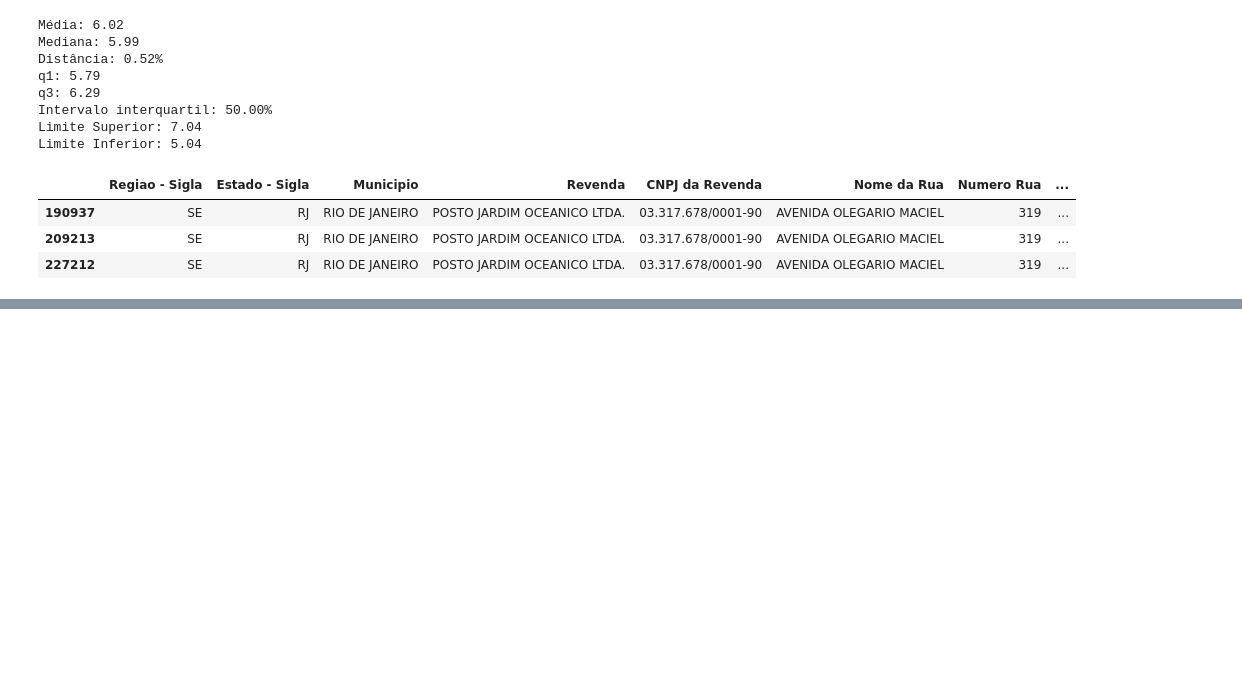
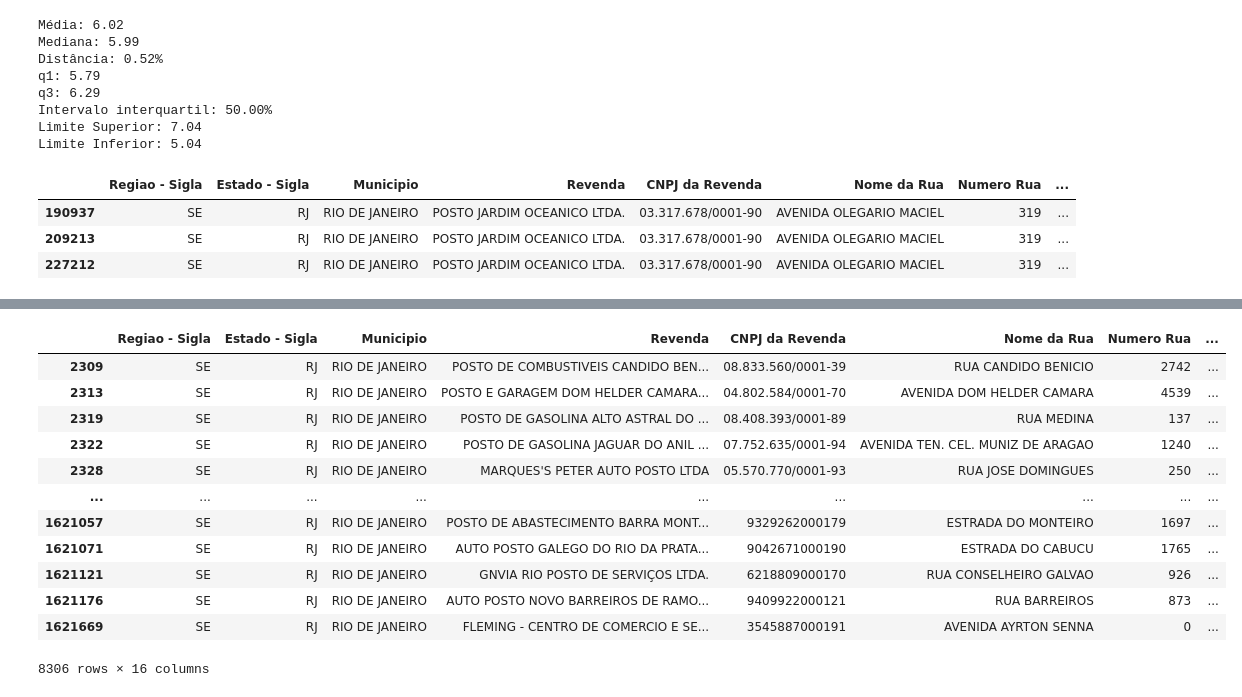
Before and after one commit to ghenriqueh/UC2_senac_projeto_dados, a Jupyter notebook: analise_anp.ipynb, the cells around one changed output, grey strips where cells are left out. Saved outputs shown, nothing was run; the diff lists cells and outputs as text; code cells hidden in the pictures; blank space fills up the shorter version.

```diff
--- a/analise_anp.ipynb
+++ b/analise_anp.ipynb
@@ -150,0 +245,18 @@ outlier_vendagasolinarjsuperior.tail(3)
+# %%
+df_vendagasolina = df[df['Produto'] == 'GASOLINA']
+df_vendagasolina_mun_rj = df_vendagasolina[df_vendagasolina['Municipio'] == 'RIO DE JANEIRO']
+df_vendagasolina_mun_rj
+# %% [output]
+|  | Regiao - Sigla | Estado - Sigla | Municipio | Revenda | CNPJ da Revenda | Nome da Rua | Numero Rua | ... |
+| 2309 | SE | RJ | RIO DE JANEIRO | POSTO DE COMBUSTIVEIS CANDIDO BEN... | 08.833.560/0001-39 | RUA CANDIDO BENICIO | 2742 | ... |
+| 2313 | SE | RJ | RIO DE JANEIRO | POSTO E GARAGEM DOM HELDER CAMARA... | 04.802.584/0001-70 | AVENIDA DOM HELDER CAMARA | 4539 | ... |
+| 2319 | SE | RJ | RIO DE JANEIRO | POSTO DE GASOLINA ALTO ASTRAL DO ... | 08.408.393/0001-89 | RUA MEDINA | 137 | ... |
+| 2322 | SE | RJ | RIO DE JANEIRO | POSTO DE GASOLINA JAGUAR DO ANIL ... | 07.752.635/0001-94 | AVENIDA TEN. CEL. MUNIZ DE ARAGAO | 1240 | ... |
+| 2328 | SE | RJ | RIO DE JANEIRO | MARQUES'S PETER AUTO POSTO LTDA | 05.570.770/0001-93 | RUA JOSE DOMINGUES | 250 | ... |
+| ... | ... | ... | ... | ... | ... | ... | ... | ... |
+| 1621057 | SE | RJ | RIO DE JANEIRO | POSTO DE ABASTECIMENTO BARRA MONT... | 9329262000179 | ESTRADA DO MONTEIRO | 1697 | ... |
+| 1621071 | SE | RJ | RIO DE JANEIRO | AUTO POSTO GALEGO DO RIO DA PRATA... | 9042671000190 | ESTRADA DO CABUCU | 1765 | ... |
+| 1621121 | SE | RJ | RIO DE JANEIRO | GNVIA RIO POSTO DE SERVIÇOS LTDA. | 6218809000170 | RUA CONSELHEIRO GALVAO | 926 | ... |
+| 1621176 | SE | RJ | RIO DE JANEIRO | AUTO POSTO NOVO BARREIROS DE RAMO... | 9409922000121 | RUA BARREIROS | 873 | ... |
+| 1621669 | SE | RJ | RIO DE JANEIRO | FLEMING - CENTRO DE COMERCIO E SE... | 3545887000191 | AVENIDA AYRTON SENNA | 0 | ... |
+8306 rows × 16 columns
```
Also changed, not shown: parts of 10 cells of this notebook.
